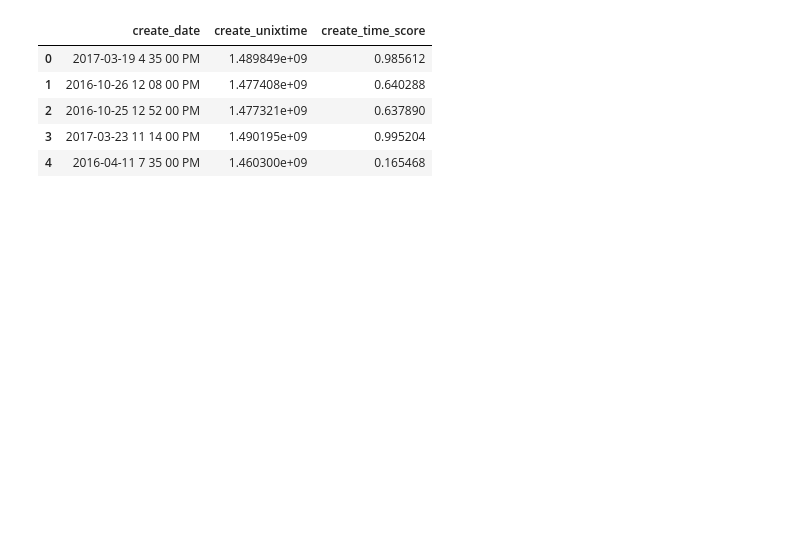
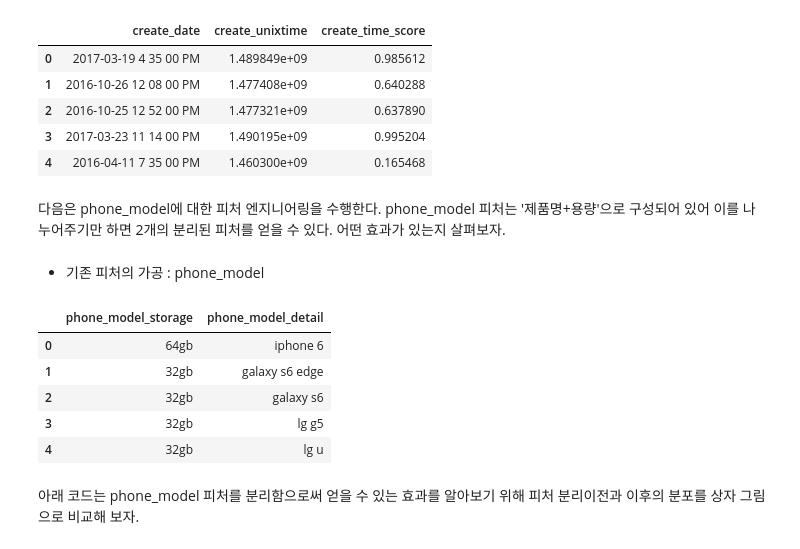
Before and after one commit to jaeyoon89/python_data_analysis, a Jupyter notebook: ch5-1_used_phone_price_prediction.ipynb, the cells around one changed output. Saved outputs shown, nothing was run; the diff lists cells and outputs as text; code cells hidden in the pictures; blank space fills up the shorter version.

Commit message:
data_analysis_ch5-1_used_phone_price_pd

```diff
--- a/ch5-1_used_phone_price_prediction.ipynb
+++ b/ch5-1_used_phone_price_prediction.ipynb
@@ -272,3 +274,23 @@ df[['create_date','create_unixtime', 'create_time_score']].head()
 | 2 | 2016-10-25 12 52 00 PM | 1.477321e+09 | 0.637890 |
 | 3 | 2017-03-23 11 14 00 PM | 1.490195e+09 | 0.995204 |
 | 4 | 2016-04-11 7 35 00 PM | 1.460300e+09 | 0.165468 |
+# %% [markdown]
+다음은 phone_model에 대한 피처 엔지니어링을 수행한다. phone_model 피처는 '제품명+용량'으로 구성되어 있어 이를 나누어주기만 하면 2개의 분리된 피처를 얻을 수 있다. 어떤 효과가 있는지 살펴보자.
+# %% [markdown]
+- 기존 피처의 가공 : phone_model
+# %%
+# phone_model 피처에서 저장 용량(phone_model_storage) 피처를 추출한다.
+df['phone_model_storage'] = df['phone_model'].apply(lambda x: x.split(" ")[-1])
+
+# phone_model 피처에서 기존 세부명(phone_model_detail) 피처를 추출한다.
+df['phone_model_detail'] = df['phone_model'].apply(lambda x: ' '.join(x.split(" ")[:-1]))
+df[['phone_model_storage', 'phone_model_detail']].head()
+# %% [output]
+|  | phone_model_storage | phone_model_detail |
+| 0 | 64gb | iphone 6 |
+| 1 | 32gb | galaxy s6 edge |
+| 2 | 32gb | galaxy s6 |
+| 3 | 32gb | lg g5 |
+| 4 | 32gb | lg u |
+# %% [markdown]
+아래 코드는 phone_model 피처를 분리함으로써 얻을 수 있는 효과를 알아보기 위해 피처 분리이전과 이후의 분포를 상자 그림으로 비교해 보자.
```
Also changed, not shown: parts of 5 cells of this notebook.
